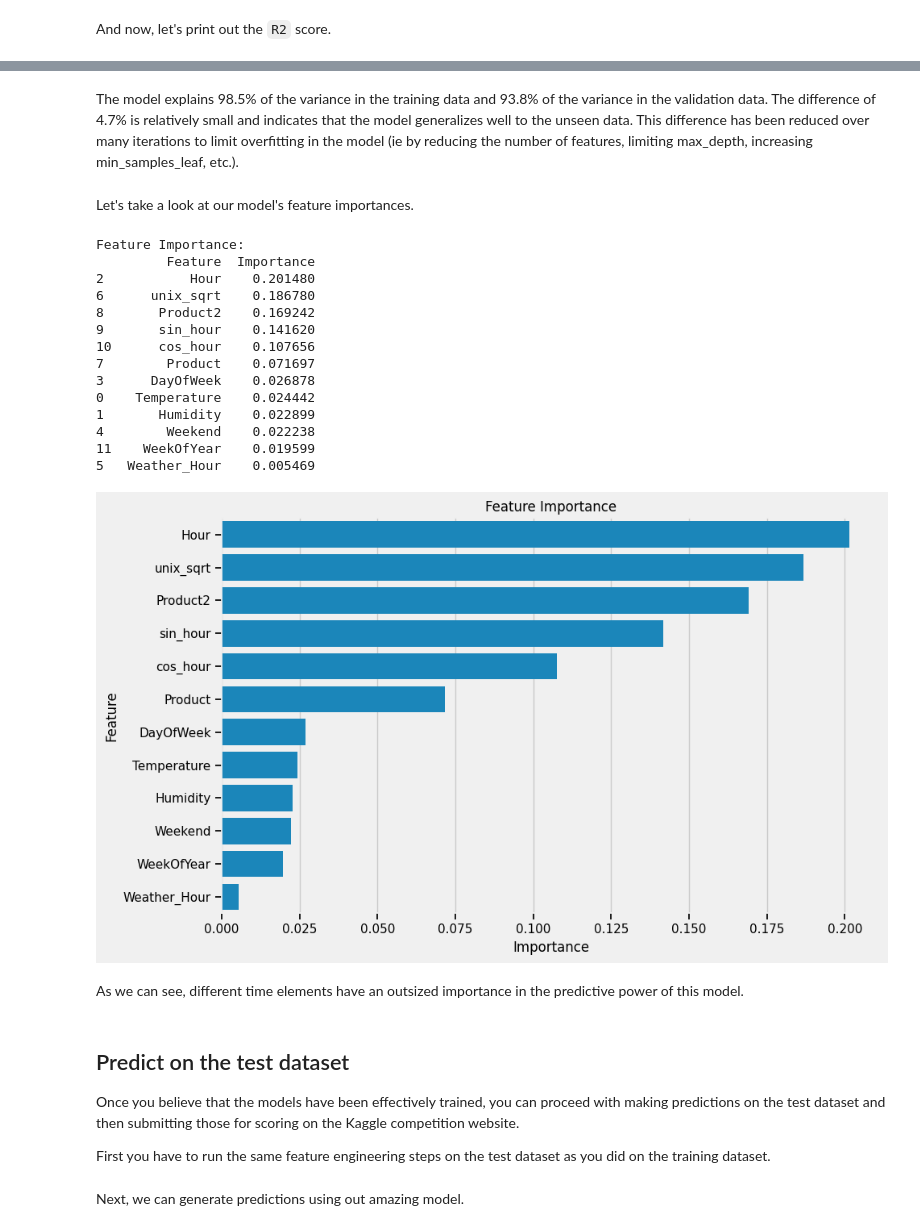
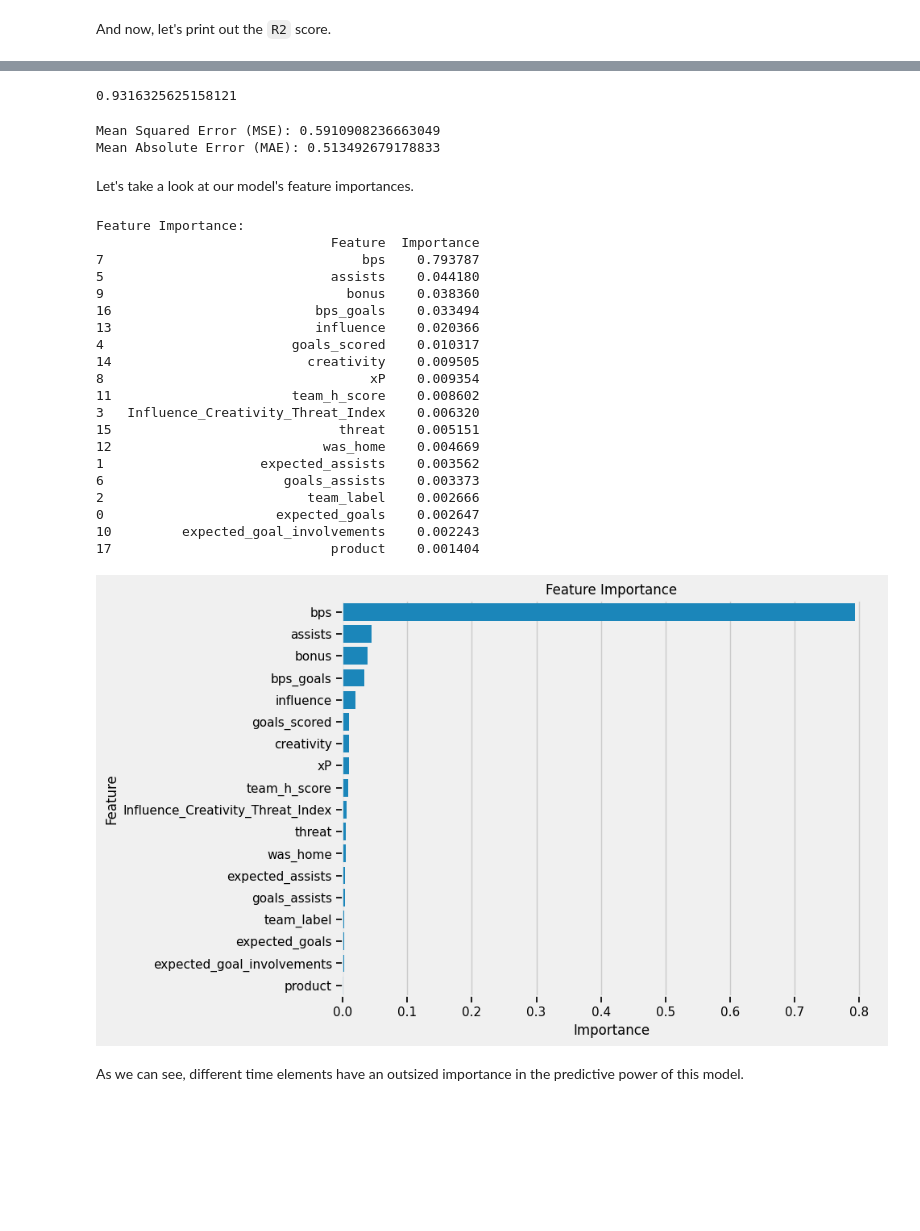
Before and after one commit to MahaFakhroo/D.R.E.A.M., a Jupyter notebook: Python Scripts/ML_Points_Predictor.ipynb, the cells around one changed output, grey strips where cells are left out. Drawn from its saved outputs; the diff is of its cells as text; code cells hidden in the pictures; blank space fills up the shorter version.

```diff
--- a/Python Scripts/ML_Points_Predictor.ipynb
+++ b/Python Scripts/ML_Points_Predictor.ipynb
@@ -602,9 +116,18 @@ X_train, X_val, y_train, y_val = train_test_split(X, y, train_size=0.8, random_s
+# %%
+X = feature_engineering(master_cleaned)
+y = master_cleaned['total_points']
+
+# Split data into train+val and test sets (10% for testing)
+X_train_val, X_test, y_train_val, y_test = train_test_split(X, y, train_size=0.9, random_state=42)
+
+# Further split train+val into training and validation sets (e.g., 80-20 split of train+val)
+X_train, X_val, y_train, y_val = train_test_split(X_train_val, y_train_val, train_size=0.8, random_state=42)
 # %% [markdown]
 ## Cross-Validation and Training the Model
 Below we'll train a random forest model. Some parameters are controlled to control overfitting and improve performance, including increasing `'n_estimators'` to 1000, limiting the `'max_depth'` of the forest to 20 levels, and increasing `'min_samples_leaf'` to 2.
 # %%
 # Instantiate a classifier model
-model = RandomForestRegressor(n_estimators=1000, max_depth = 15, min_samples_leaf=2, min_samples_split=10, random_state=42)
+model = RandomForestRegressor(n_estimators=100, max_depth = 15, min_samples_leaf=2, min_samples_split=10, random_state=42)
 # %% [markdown]
 Let's check out the Random Forest model hyper-parameters:
 # %%
@@ -640,5 +164,2 @@ Mean Cross-Validation R²: 0.935069950133034
 # %% [markdown]
 Now let's train the model.
-# %%
-# Fit on the training data
-model.fit(X_train, y_train)
@@ -647,0 +166,3 @@ RandomForestRegressor(max_depth=15, min_samples_leaf=2, min_samples_split=10,
+# %%
+# Train on the full training+validation set for final evaluation on the test set
+model.fit(X_train_val, y_train_val)
@@ -672,49 +179,61 @@ Difference: 0.03935143266796293
-# %% [markdown]
-The model explains 98.5% of the variance in the training data and 93.8% of the variance in the validation data. The difference of 4.7% is relatively small and indicates that the model generalizes well to the unseen data. This difference has been reduced over many iterations to limit overfitting in the model (ie by reducing the number of features, limiting max_depth, increasing min_samples_leaf, etc.).
+# %%
+test_score = r2_score(y_test, y_pred)  # Calculate R² score manually
+print(test_score)
+# %% [output]
+0.9316325625158121
+# %%
+mse = mean_squared_error(y_test, y_pred)
+mae = mean_absolute_error(y_test, y_pred)
+print("Mean Squared Error (MSE):", mse)
+print("Mean Absolute Error (MAE):", mae)
+# %% [output]
+Mean Squared Error (MSE): 0.5910908236663049
+Mean Absolute Error (MAE): 0.513492679178833
 # %% [markdown]
 Let's take a look at our model's feature importances.
 # %%
 # Feature importances
 importances = model.feature_importances_
 feature_names = X.columns
 feature_importance_df = pd.DataFrame({
     'Feature': feature_names,
     'Importance': importances
 })
 
 # Sort features by importance
 feature_importance_df = feature_importance_df.sort_values(by='Importance', ascending=False)
 
 # Display the top 10 features
 print("\nFeature Importance:")
-print(feature_importance_df.head(12))
+print(feature_importance_df.head(20))
 
 # Plot the top 10 feature importances
 plt.figure(figsize=(10, 6))
-sns.barplot(x='Importance', y='Feature', data=feature_importance_df.head(12))
+sns.barplot(x='Importance', y='Feature', data=feature_importance_df.head(20))
 plt.title('Feature Importance')
 plt.tight_layout()
 plt.show()
 # %% [output]
 Feature Importance:
-         Feature  Importance
-2           Hour    0.201480
-6      unix_sqrt    0.186780
-8       Product2    0.169242
-9       sin_hour    0.141620
-10      cos_hour    0.107656
-7        Product    0.071697
-3      DayOfWeek    0.026878
-0    Temperature    0.024442
-1       Humidity    0.022899
-4        Weekend    0.022238
-11    WeekOfYear    0.019599
-5   Weather_Hour    0.005469
+                              Feature  Importance
+7                                 bps    0.793787
+5                             assists    0.044180
+9                               bonus    0.038360
+16                          bps_goals    0.033494
+13                          influence    0.020366
+4                        goals_scored    0.010317
+14                         creativity    0.009505
+8                                  xP    0.009354
+11                       team_h_score    0.008602
+3   Influence_Creativity_Threat_Index    0.006320
+15                             threat    0.005151
+12                           was_home    0.004669
+1                    expected_assists    0.003562
+6                       goals_assists    0.003373
+2                          team_label    0.002666
+0                      expected_goals    0.002647
+10         expected_goal_involvements    0.002243
+17                            product    0.001404
-[figure, old version]
+[figure, new version]
 # %% [markdown]
 As we can see, different time elements have an outsized importance in the predictive power of this model.
-# %% [markdown]
-## Predict on the test dataset
-Once you believe that the models have been effectively trained, you can proceed with making predictions on the test dataset and then submitting those for scoring on the Kaggle competition website.
-
-First you have to run the same feature engineering steps on the test dataset as you did on the training dataset.
@@ -724,2 +239,0 @@ X_test = feature_engineering(test) # Replace this with you own feature engineeri
-# %% [markdown]
-Next, we can generate predictions using out amazing model.
```
Also changed, not shown: parts of 76 cells of this notebook.
